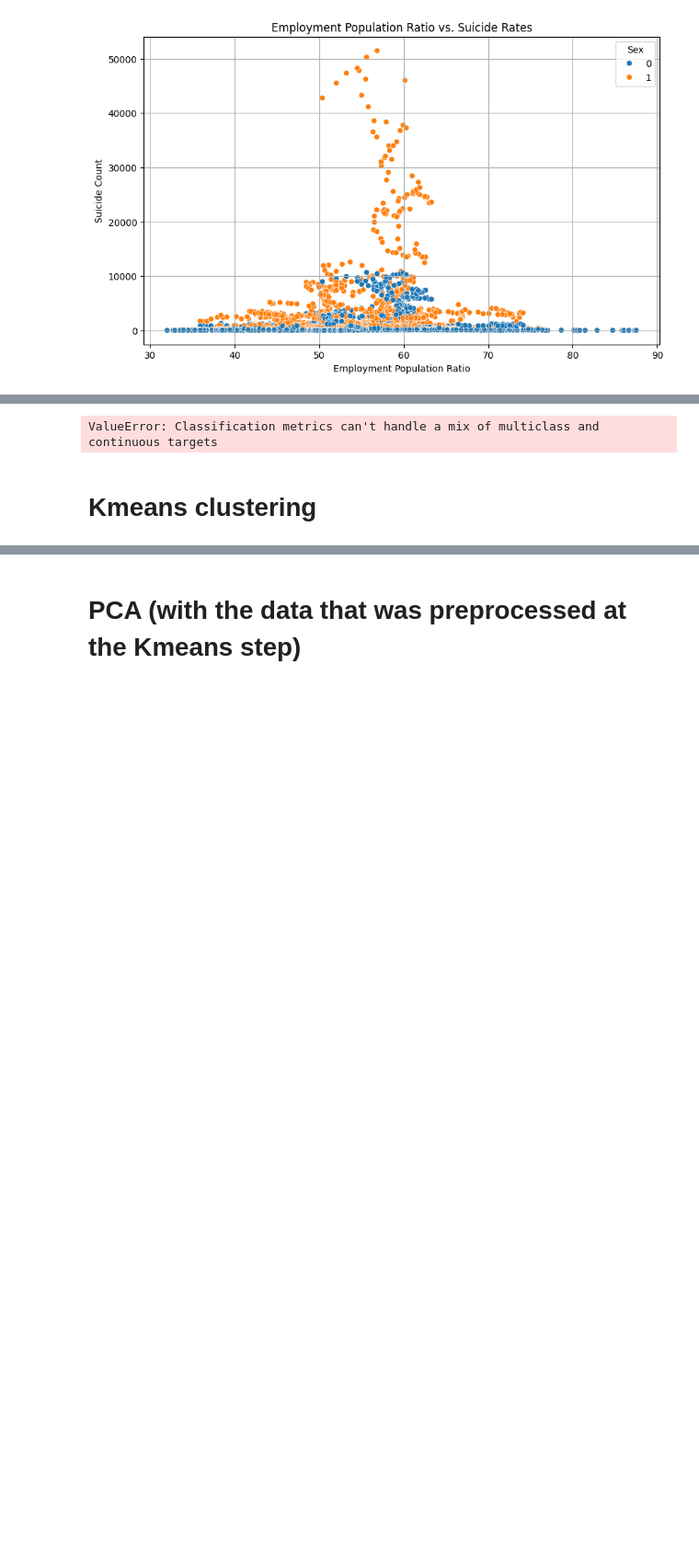
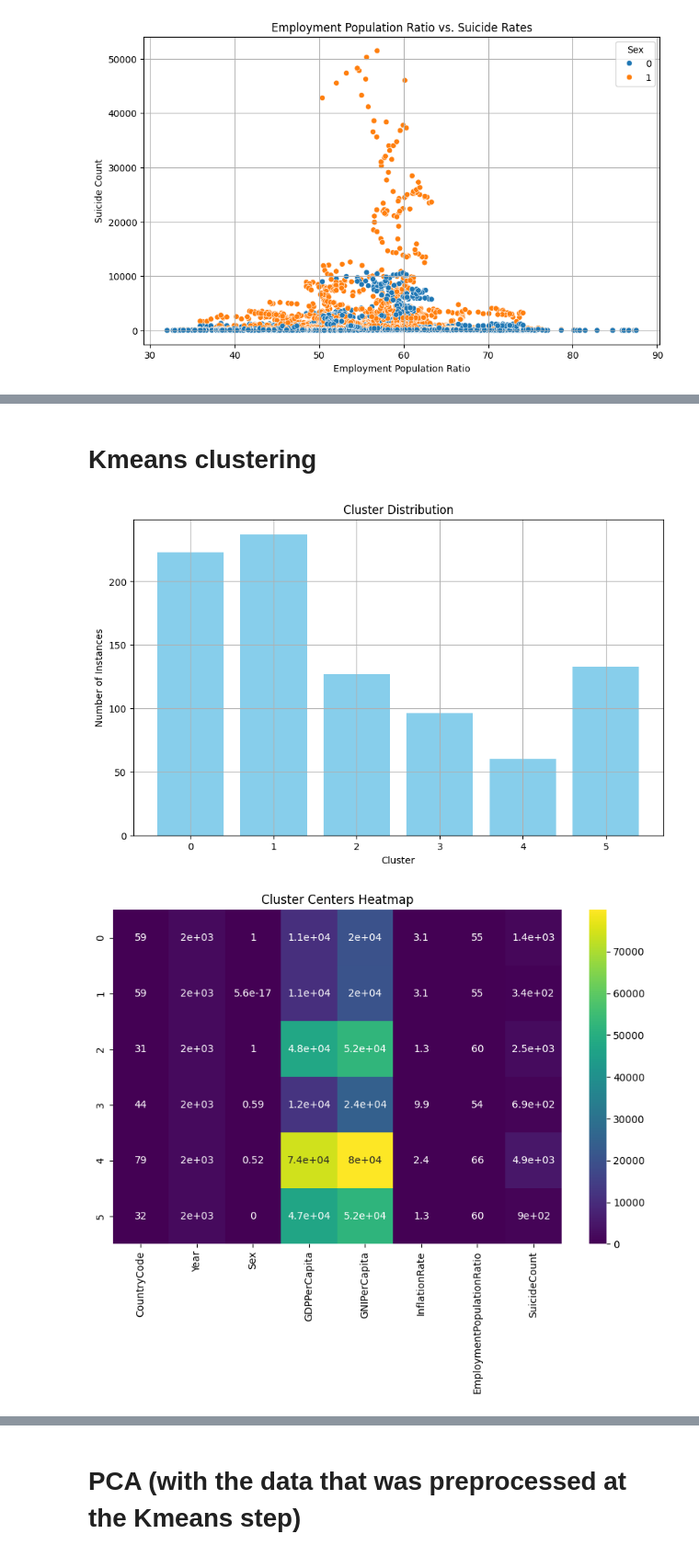
Before and after one commit to izabelakalenik/Data-engineering-project, a Jupyter notebook: Data_Engineering_Project.ipynb, the cells around one changed output, grey strips where cells are left out. Shown at 92% size. Drawn from its saved outputs; the diff is of its cells as text; code cells hidden in the pictures; blank space fills up the shorter version.

```diff
--- a/Data_Engineering_Project.ipynb
+++ b/Data_Engineering_Project.ipynb
@@ -310,12 +225,3 @@ AttributeError: 'numpy.ndarray' object has no attribute 'columns'
-# %%
-from sklearn.metrics import confusion_matrix
-
-y_pred = knn.predict(X_test)
-conf_matrix = confusion_matrix(y_test, y_pred)
-print("Confusion Matrix:")
-print(conf_matrix)
-# %% [output]
-ValueError: Classification metrics can't handle a mix of multiclass and continuous targets
 # %% [markdown]
 # Kmeans clustering
 # %%
@@ -337,0 +247,39 @@ data['Cluster'] = kmeans.labels_
+# %%
+# Cluster Distribution
+plt.figure(figsize=(10, 6))
+cluster_counts = filter_data['Cluster'].value_counts().sort_index()
+plt.bar(cluster_counts.index, cluster_counts.values, color='skyblue')
+plt.xlabel('Cluster')
+plt.ylabel('Number of Instances')
+plt.title('Cluster Distribution')
+plt.xticks(cluster_counts.index)
+plt.grid(True)
+plt.show()
+
+# Cluster Centers Heatmap
+cluster_centers = scaler.inverse_transform(kmeans.cluster_centers_)
+cluster_centers_df = pd.DataFrame(cluster_centers, columns=X.columns)
+plt.figure(figsize=(10, 6))
+sns.heatmap(cluster_centers_df, annot=True, cmap='viridis')
+plt.title('Cluster Centers Heatmap')
+plt.show()
+
+# Scatter Plot of Clusters
+plt.figure(figsize=(10, 6))
+sns.scatterplot(x=filter_data['GDPPerCapita'], y=filter_data['SuicideCount'], hue=filter_data['Cluster'], palette='viridis', alpha=0.6)
+plt.xlabel('GDP Per Capita')
+plt.ylabel('Suicide Count')
+plt.title('GDP Per Capita vs. Suicide Count (Colored by Cluster)')
+plt.grid(True)
+plt.show()
+
+plt.figure(figsize=(10, 6))
+sns.scatterplot(x=filter_data['EmploymentPopulationRatio'], y=filter_data['SuicideCount'], hue=filter_data['Cluster'], palette='viridis', alpha=0.6)
+plt.xlabel('Employment Population Ratio')
+plt.ylabel('Suicide Count')
+plt.title('Employment Population Ratio vs. Suicide Count (Colored by Cluster)')
+plt.grid(True)
+plt.show()
+# %% [output]
+[figure, added]
+[figure, added]
```
Also changed, not shown: parts of 10 cells of this notebook, 3 other files.
